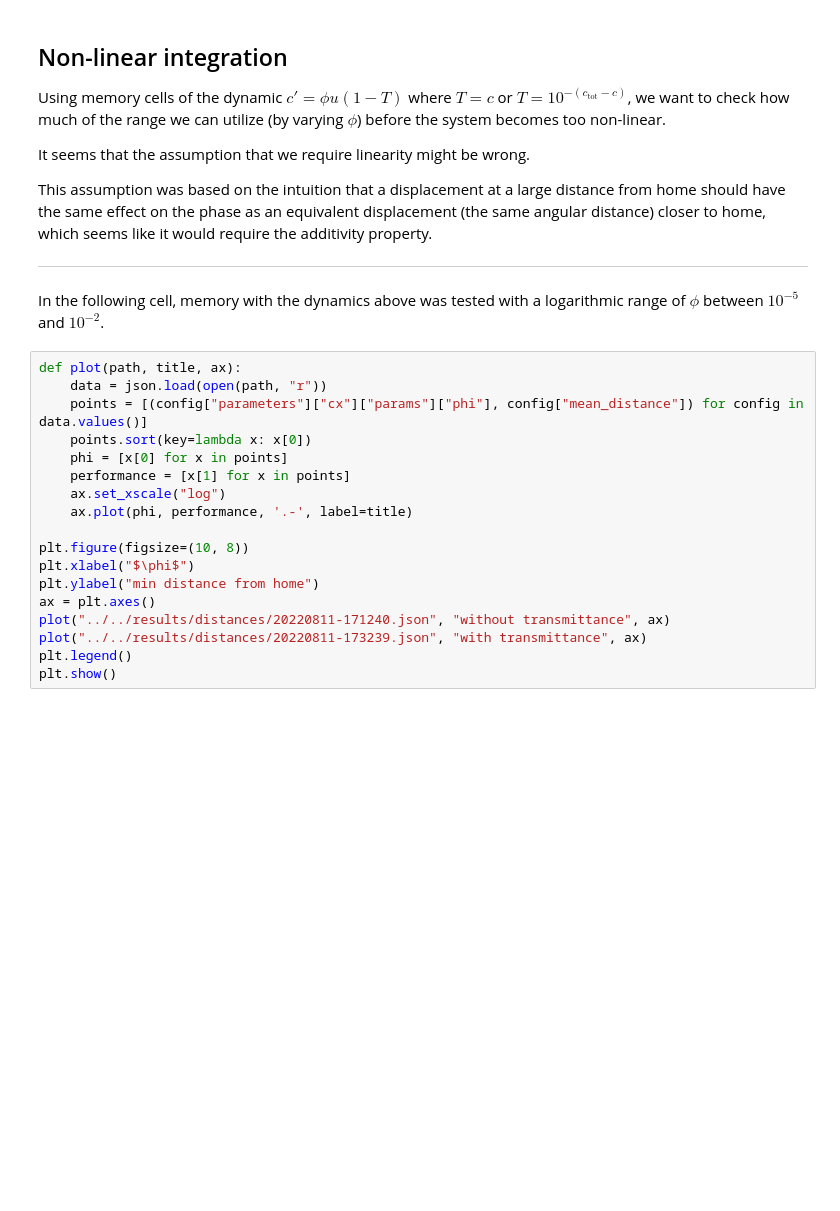
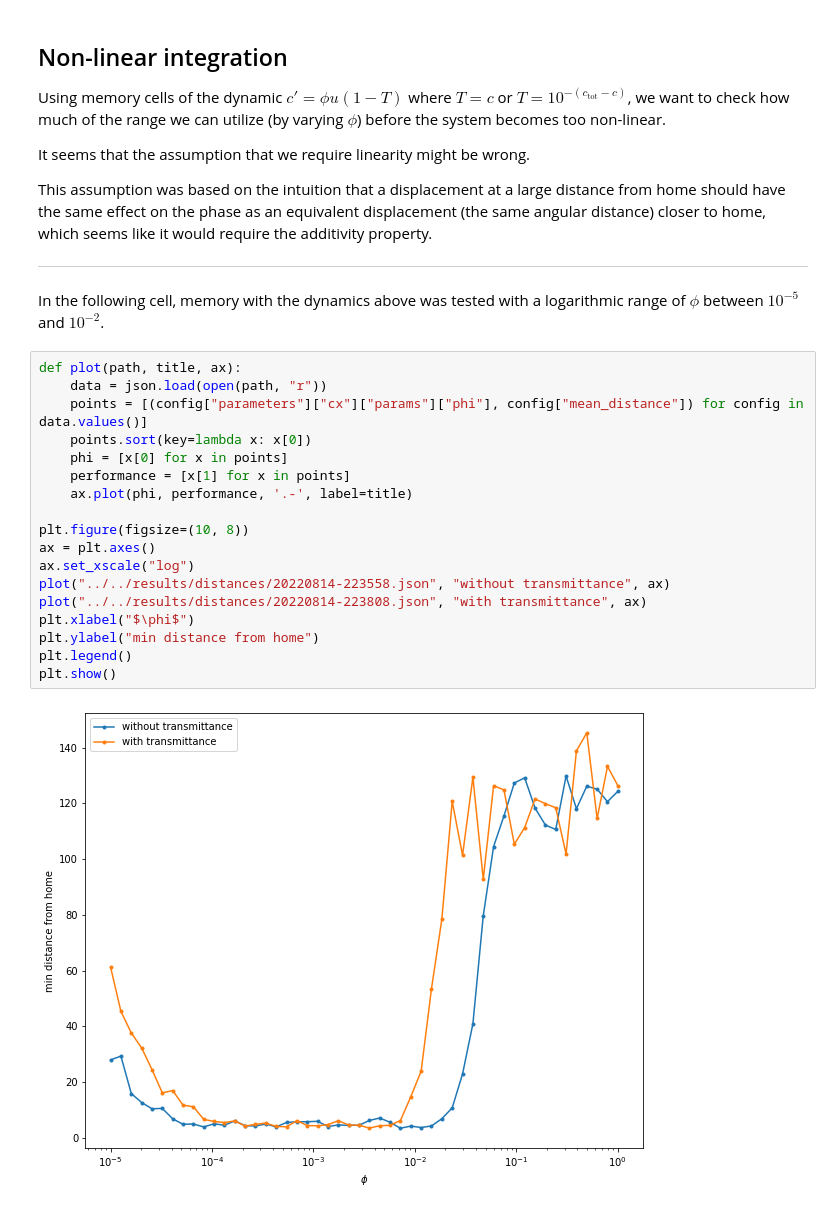
Before and after one commit to nilsceberg/path-integration-memory, a Jupyter notebook: notebooks/results/report.ipynb, the cells around one changed output. Drawn from its saved outputs; the diff is of its cells as text; blank space fills up the shorter version.

```diff
--- a/notebooks/results/report.ipynb
+++ b/notebooks/results/report.ipynb
@@ -27,18 +70,20 @@ In the following cell, memory with the dynamics above was tested with a logarith
 # %%
 def plot(path, title, ax):
     data = json.load(open(path, "r"))
     points = [(config["parameters"]["cx"]["params"]["phi"], config["mean_distance"]) for config in data.values()]
     points.sort(key=lambda x: x[0])
     phi = [x[0] for x in points]
     performance = [x[1] for x in points]
-    ax.set_xscale("log")
     ax.plot(phi, performance, '.-', label=title)
 
 plt.figure(figsize=(10, 8))
+ax = plt.axes()
+ax.set_xscale("log")
+plot("../../results/distances/20220814-223558.json", "without transmittance", ax)
+plot("../../results/distances/20220814-223808.json", "with transmittance", ax)
 plt.xlabel("$\phi$")
 plt.ylabel("min distance from home")
-ax = plt.axes()
-plot("../../results/distances/20220811-171240.json", "without transmittance", ax)
-plot("../../results/distances/20220811-173239.json", "with transmittance", ax)
 plt.legend()
 plt.show()
+# %% [output]
+[figure, added]
```
Also changed, not shown: parts of 6 cells of this notebook.
